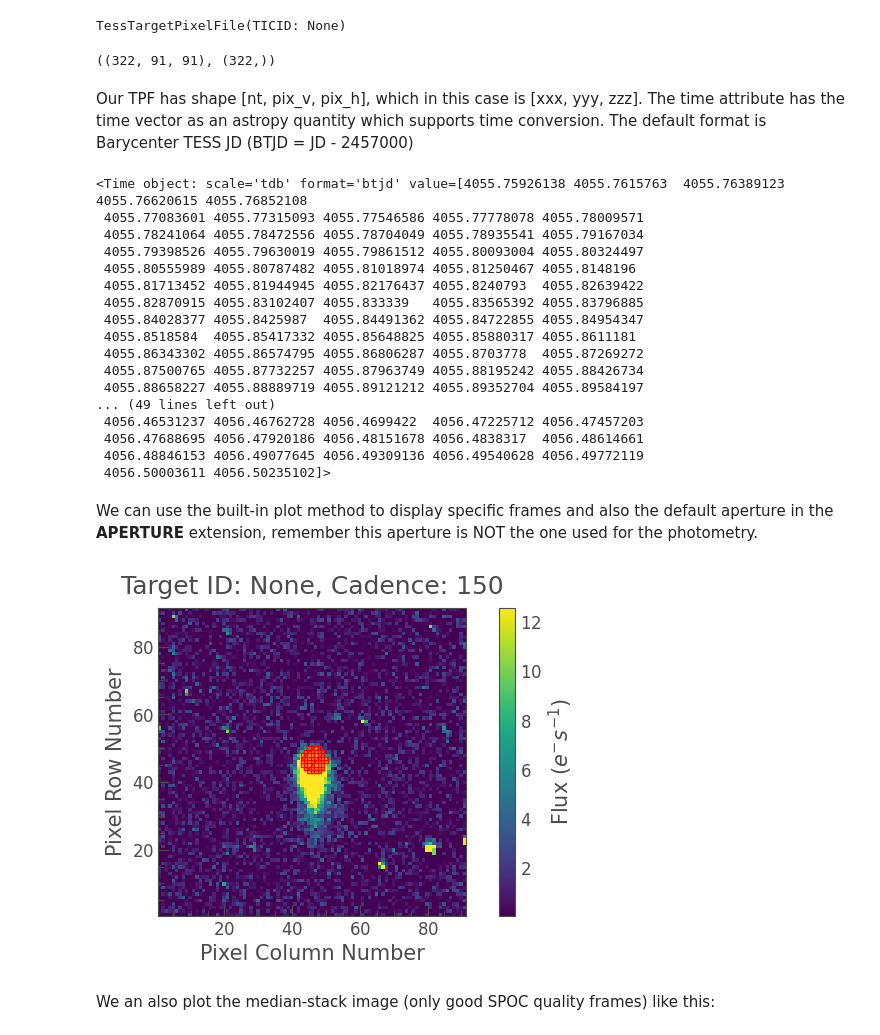
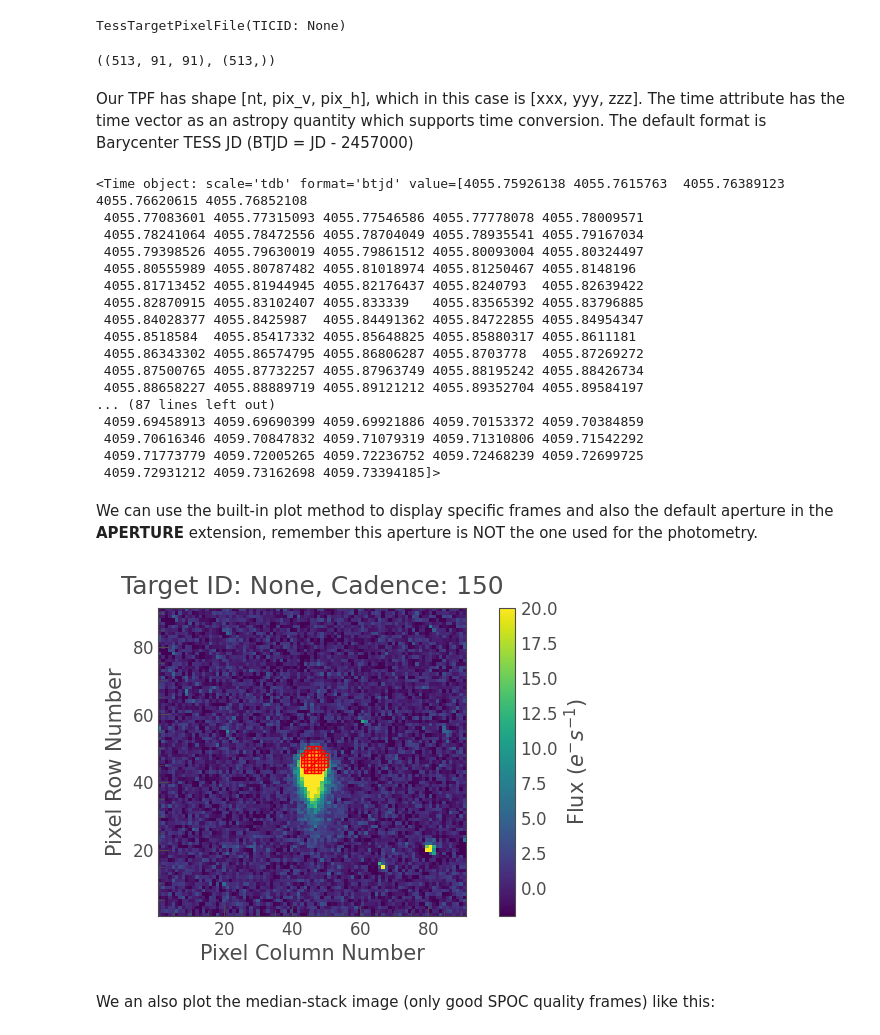
Before and after one commit to tessgi/tess-3i, a Jupyter notebook: notebooks/2026/open_hlsp_data.ipynb, the cells around one changed output. Saved outputs shown, nothing was run; the diff lists cells and outputs as text; code cells hidden in the pictures.

```diff
--- a/notebooks/2026/open_hlsp_data.ipynb
+++ b/notebooks/2026/open_hlsp_data.ipynb
@@ -53,7 +53,7 @@ Here' we see 4 extension:
 Now, let's open the `tp` file with `lightkurve`:
 # %%
 tpf = lk.read(
-    "../../data/2026/hlsp_tess-3i_tess_ffi_3iatlas-s1751-cam2-ccd3_tess_v1.0_tp.fits",
+    "../../data/2026/hlsp_tess-3i_tess_ffi_3iatlas-s1751-cam2-ccd3_tess_v1.1_tp.fits",
     quality_bitmask="none",  # we set quality_bitmask to none to see all data
 )
 tpf.target = "3I/ATLAS"  # set a more user-friendly name for plots
@@ -63,7 +63,7 @@ TessTargetPixelFile(TICID: None)
 # %%
 tpf.flux.shape, tpf.time.shape
 # %% [output]
-((322, 91, 91), (322,))
+((513, 91, 91), (513,))
 # %% [markdown]
 Our TPF has shape [nt, pix_v, pix_h], which in this case is [xxx, yyy, zzz].
 The time attribute has the time vector as an astropy quantity which supports time conversion. The default format is Barycenter TESS JD (BTJD = JD - 2457000)
@@ -82,19 +82,19 @@ tpf.time
  4055.86343302 4055.86574795 4055.86806287 4055.8703778  4055.87269272
  4055.87500765 4055.87732257 4055.87963749 4055.88195242 4055.88426734
  4055.88658227 4055.88889719 4055.89121212 4055.89352704 4055.89584197
-... (49 lines left out)
- 4056.46531237 4056.46762728 4056.4699422  4056.47225712 4056.47457203
- 4056.47688695 4056.47920186 4056.48151678 4056.4838317  4056.48614661
- 4056.48846153 4056.49077645 4056.49309136 4056.49540628 4056.49772119
- 4056.50003611 4056.50235102]>
+... (87 lines left out)
+ 4059.69458913 4059.69690399 4059.69921886 4059.70153372 4059.70384859
+ 4059.70616346 4059.70847832 4059.71079319 4059.71310806 4059.71542292
+ 4059.71773779 4059.72005265 4059.72236752 4059.72468239 4059.72699725
+ 4059.72931212 4059.73162698 4059.73394185]>
 # %% [markdown]
 We can use the built-in plot method to display specific frames and also the default aperture in the **APERTURE** extension, remember this aperture is NOT the one used for the photometry.
 # %%
 nt = 150
-tpf.plot(frame=nt, aperture_mask="default")
+tpf.plot(frame=nt, aperture_mask="default", vmin=-2, vmax=20)
 plt.show()
 # %% [output]
-[figure, old version]
+[figure, new version]
 # %% [markdown]
 We an also plot the median-stack image (only good SPOC quality frames) like this:
 # %%
```
Also changed, not shown: parts of 14 cells of this notebook, 12 other files.
